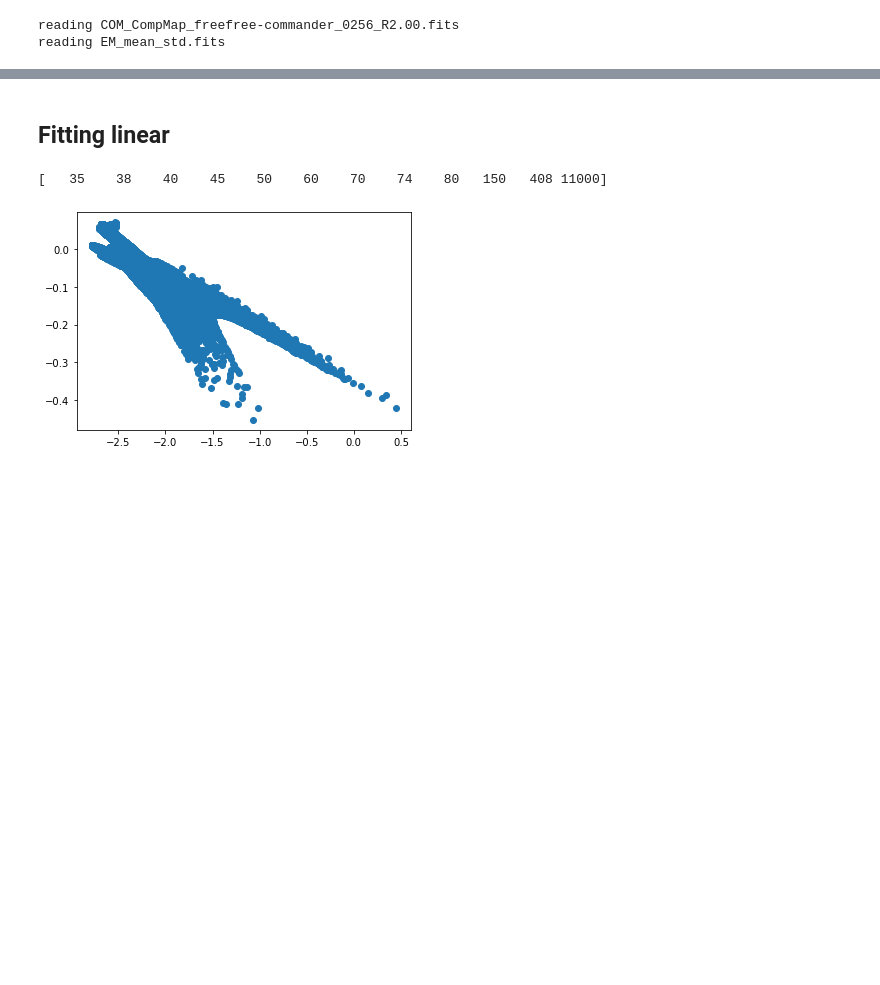
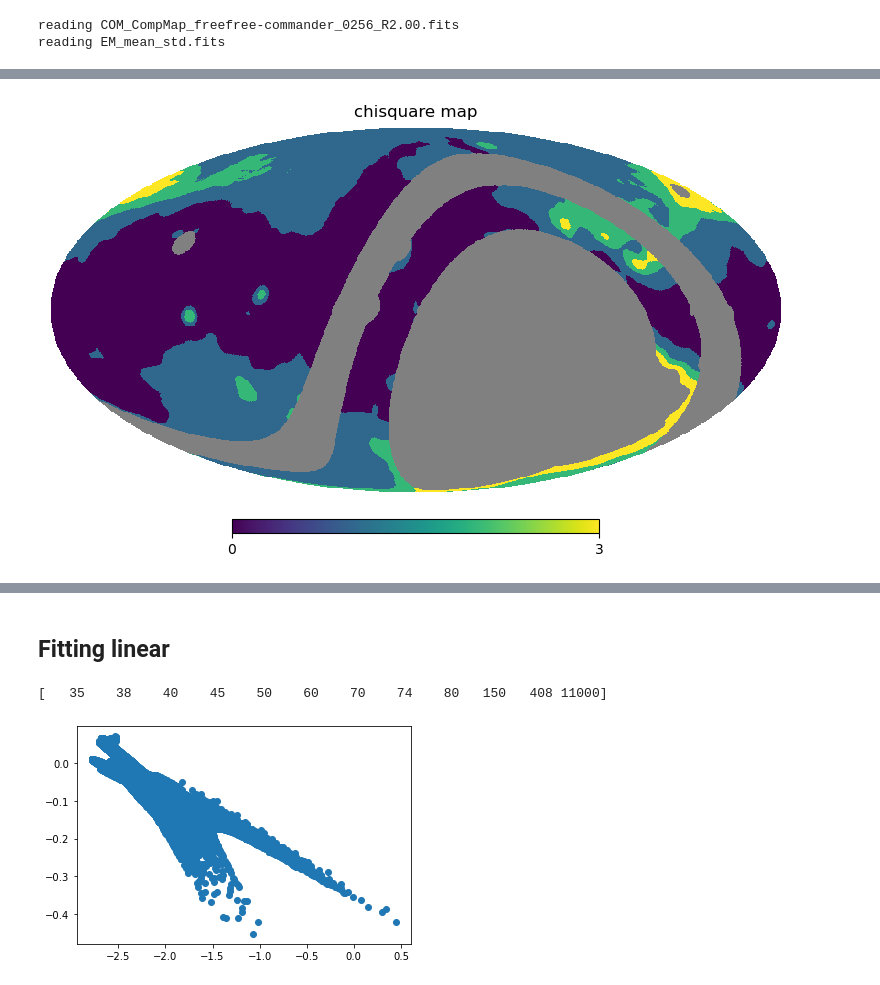
Before and after one commit to giuspugl/fitting_synchrotron, a Jupyter notebook: coarse_parameters.ipynb, the cells around one changed output, grey strips where cells are left out. Drawn from its saved outputs; the diff is of its cells as text; code cells hidden in the pictures; blank space fills up the shorter version.

```diff
--- a/coarse_parameters.ipynb
+++ b/coarse_parameters.ipynb
@@ -636,4 +636,20 @@ for fitted_params in results:
     #betafmap[ipix] = fitted_params[4]
 
     chisquare_map[ipix] = fitted_params[-1]
+# %%
+clust = np.ones_like (chisquare_map)
+
+mask  = np.ma.masked_inside (chisquare_map , 0.5,2).mask
+clust[mask] = 1
+clust[~mask] = 0
+mask =np.ma.masked_inside (chisquare_map , 2,5).mask
+clust[mask] = 2
+mask =np.ma.masked_greater(chisquare_map , 5).mask
+clust[mask] = 3
+clust[np.ma.masked_invalid(chisquare_map).mask] = np.nan
+pl.figure(figsize=(15,10))
+hp.mollview(clust, title='chisquare map', sub=(2,2,1),   notext=True, min=0, max=3, coord='CG')
+pl.show()
+# %% [output]
+[figure, added]
 # %%
```
Also changed, not shown: parts of 9 cells of this notebook.
